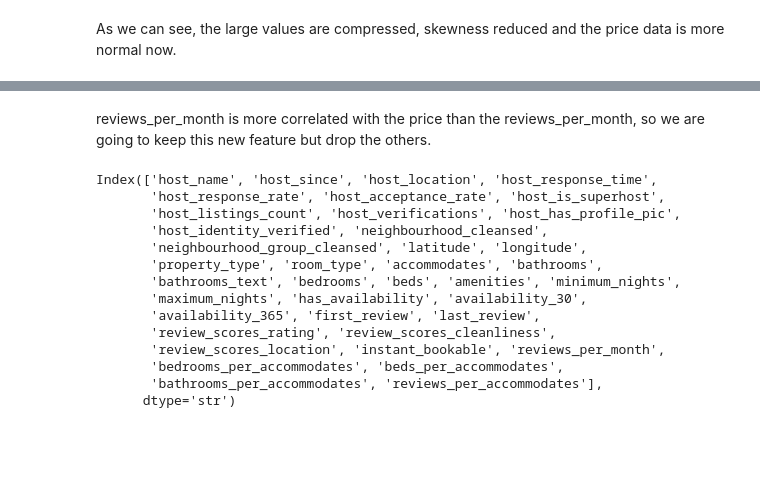
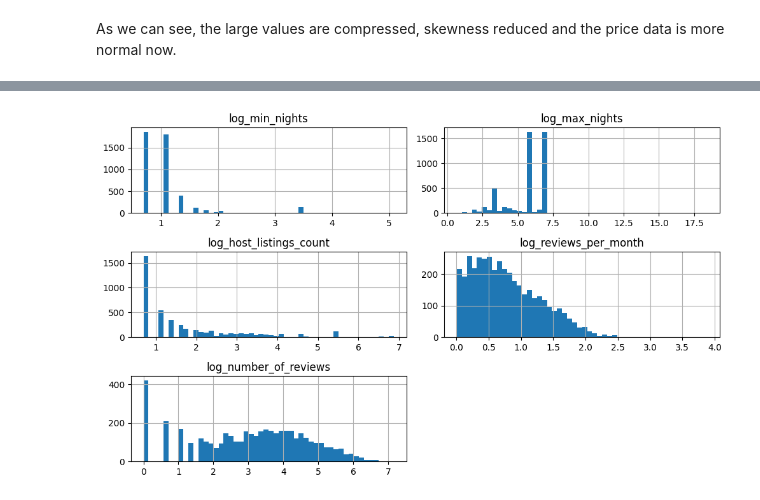
Before and after one commit to Batujan/Airbnb_Basque_Country_Price_Prediction, a Jupyter notebook: notebooks/01_data_exploration.ipynb, the cells around one changed output, grey strips where cells are left out. Drawn from its saved outputs; the diff is of its cells as text; code cells hidden in the pictures; blank space fills up the shorter version.

```diff
--- a/notebooks/01_data_exploration.ipynb
+++ b/notebooks/01_data_exploration.ipynb
@@ -359,19 +293,13 @@ dtype: float64
-# %% [markdown]
-reviews_per_month is more correlated with the price than the reviews_per_month, so we are going to keep this new feature but drop the others.
-# %%
-data.columns
-# %% [output]
-Index(['host_name', 'host_since', 'host_location', 'host_response_time',
-       'host_response_rate', 'host_acceptance_rate', 'host_is_superhost',
-       'host_listings_count', 'host_verifications', 'host_has_profile_pic',
-       'host_identity_verified', 'neighbourhood_cleansed',
-       'neighbourhood_group_cleansed', 'latitude', 'longitude',
-       'property_type', 'room_type', 'accommodates', 'bathrooms',
-       'bathrooms_text', 'bedrooms', 'beds', 'amenities', 'minimum_nights',
-       'maximum_nights', 'has_availability', 'availability_30',
-       'availability_365', 'first_review', 'last_review',
-       'review_scores_rating', 'review_scores_cleanliness',
-       'review_scores_location', 'instant_bookable', 'reviews_per_month',
-       'bedrooms_per_accommodates', 'beds_per_accommodates',
-       'bathrooms_per_accommodates', 'reviews_per_accommodates'],
-      dtype='str')
+# %%
+log_candidates = pd.DataFrame({
+    "log_min_nights": np.log1p(X_train_EDA["minimum_nights"]),
+    "log_max_nights": np.log1p(X_train_EDA["maximum_nights"]),
+    "log_host_listings_count": np.log1p(X_train_EDA["host_listings_count"]),
+    "log_reviews_per_month": np.log1p(X_train_EDA["reviews_per_month"]),
+    "log_number_of_reviews": np.log1p(X_train_EDA["number_of_reviews"]),
+})
+
+log_candidates.hist(bins=50, figsize=(10, 6))
+plt.tight_layout()
+# %% [output]
+[figure, added]
```
Also changed, not shown: parts of 35 cells of this notebook.
